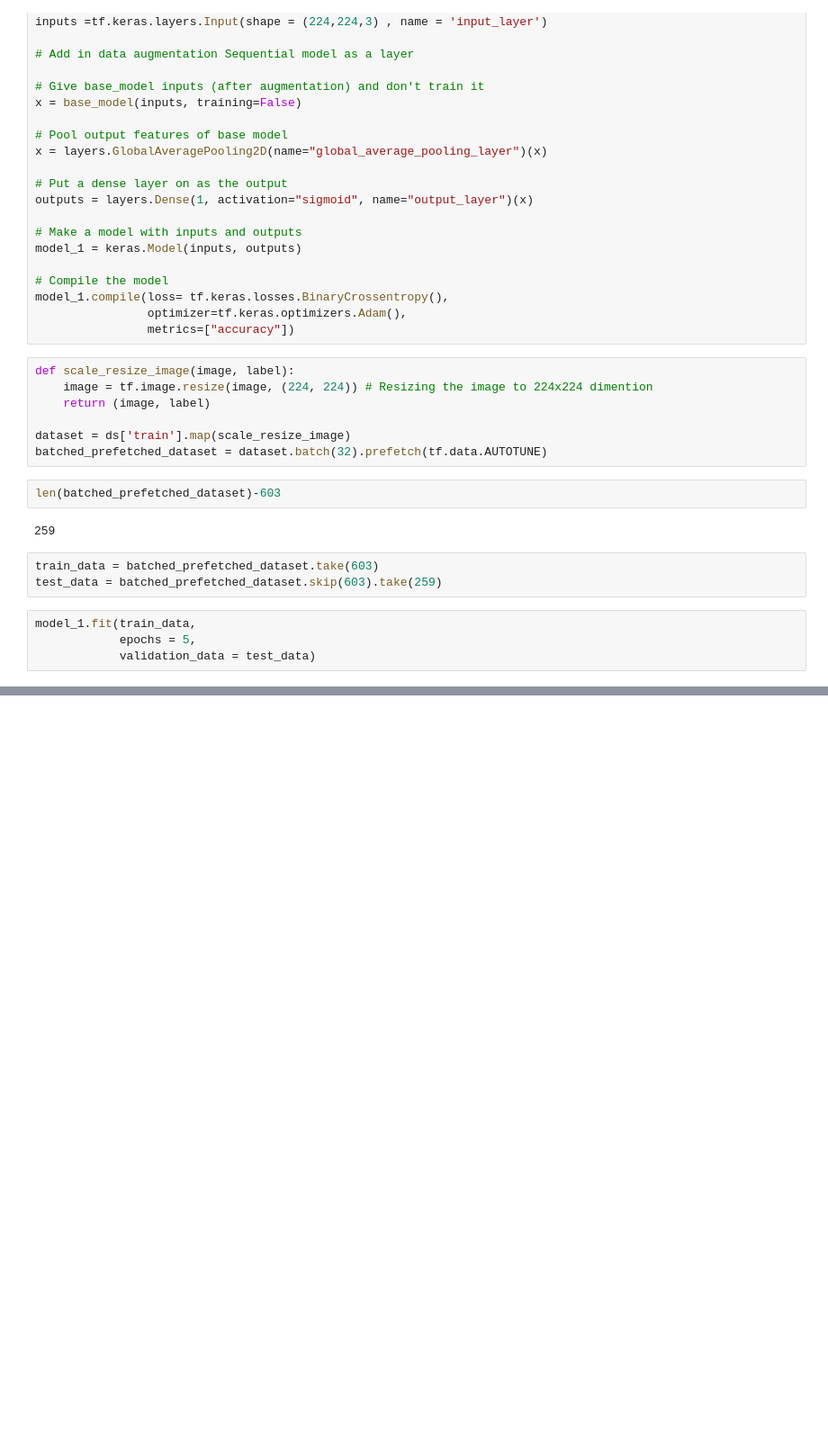
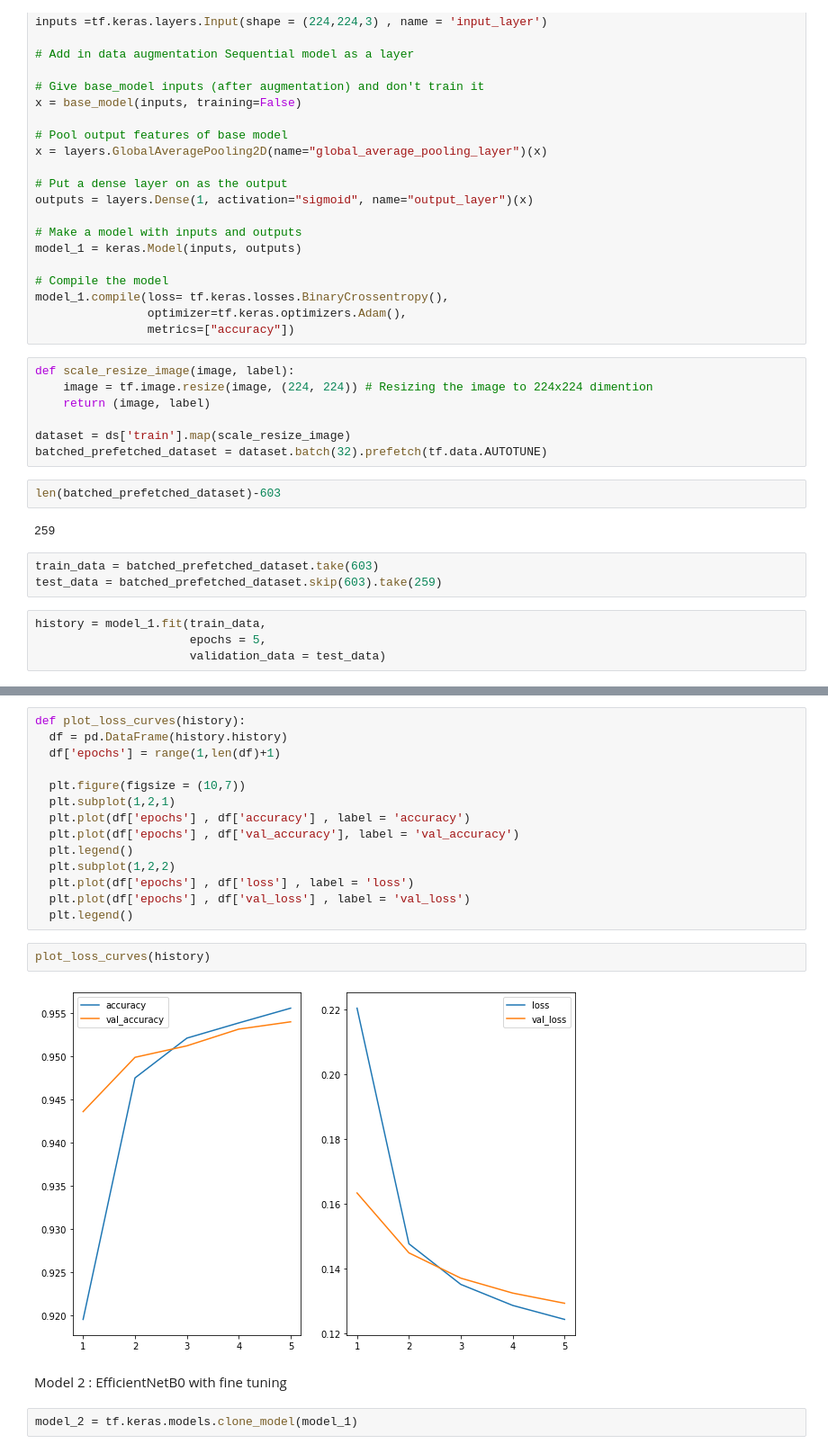
Before and after one commit to ngcheeyuan/Learner-s-Repo-for-Tensorflow, a Jupyter notebook: malaria_infection.ipynb, the cells around one changed output, grey strips where cells are left out. Shown: that part at 90% size. Saved outputs shown, nothing was run; the diff lists cells and outputs as text; blank space fills up the shorter version.

```diff
--- a/malaria_infection.ipynb
+++ b/malaria_infection.ipynb
@@ -132,8 +129,8 @@ len(batched_prefetched_dataset)-603
 train_data = batched_prefetched_dataset.take(603)
 test_data = batched_prefetched_dataset.skip(603).take(259)
 # %%
-model_1.fit(train_data,
-            epochs = 5,
-            validation_data = test_data)
+history = model_1.fit(train_data,
+                      epochs = 5,
+                      validation_data = test_data)
 # %% [output]
 Epoch 1/5
@@ -148,0 +146,22 @@ Epoch 5/5
+# %%
+def plot_loss_curves(history):
+  df = pd.DataFrame(history.history)
+  df['epochs'] = range(1,len(df)+1)
+
+  plt.figure(figsize = (10,7))
+  plt.subplot(1,2,1)
+  plt.plot(df['epochs'] , df['accuracy'] , label = 'accuracy')
+  plt.plot(df['epochs'] , df['val_accuracy'], label = 'val_accuracy')
+  plt.legend()
+  plt.subplot(1,2,2)
+  plt.plot(df['epochs'] , df['loss'] , label = 'loss')
+  plt.plot(df['epochs'] , df['val_loss'] , label = 'val_loss')
+  plt.legend()
+# %%
+plot_loss_curves(history)
+# %% [output]
+[figure, added]
+# %% [markdown]
+Model 2 : EfficientNetB0 with fine tuning
+# %%
+model_2 = tf.keras.models.clone_model(model_1)
```
Also changed, not shown: parts of 10 cells of this notebook.
